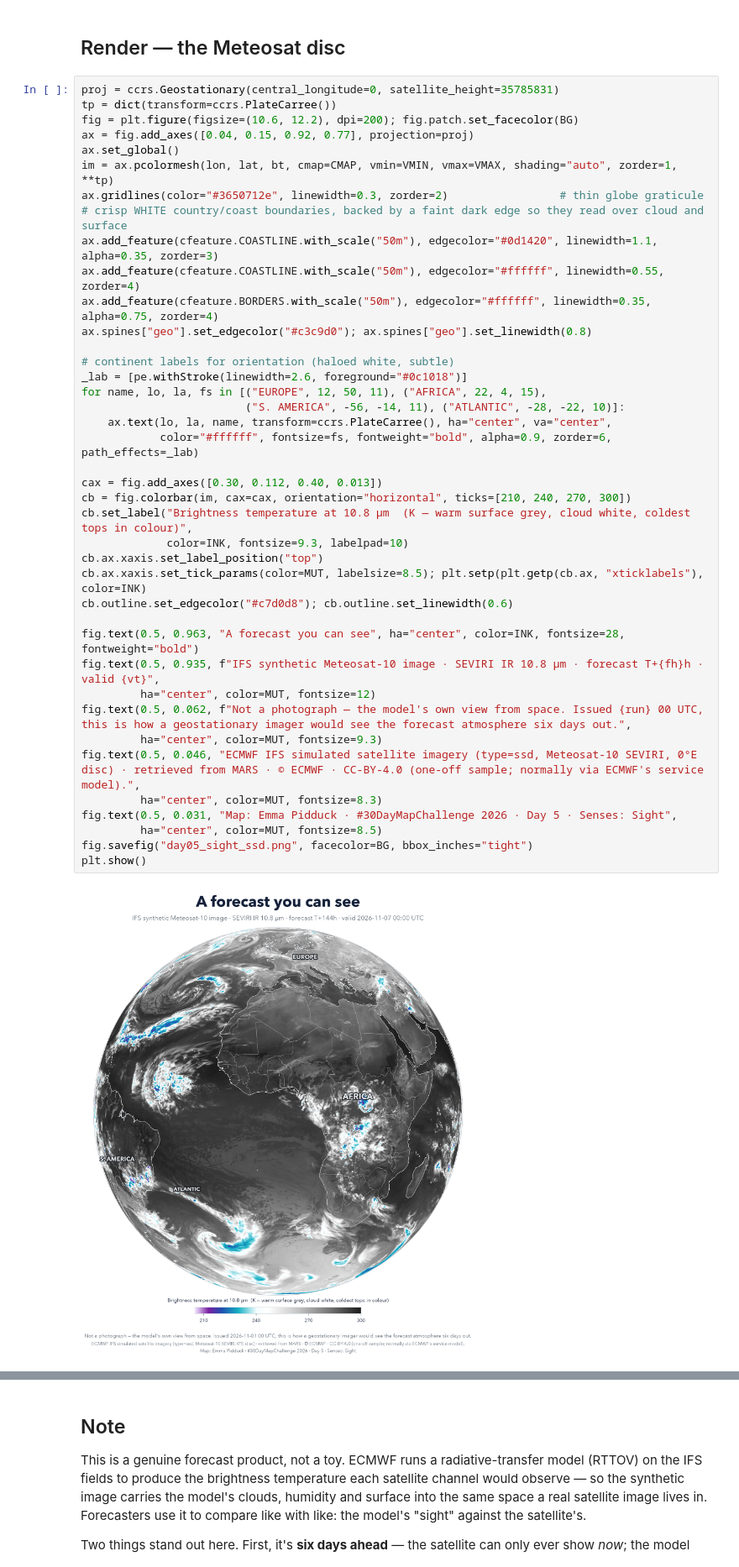
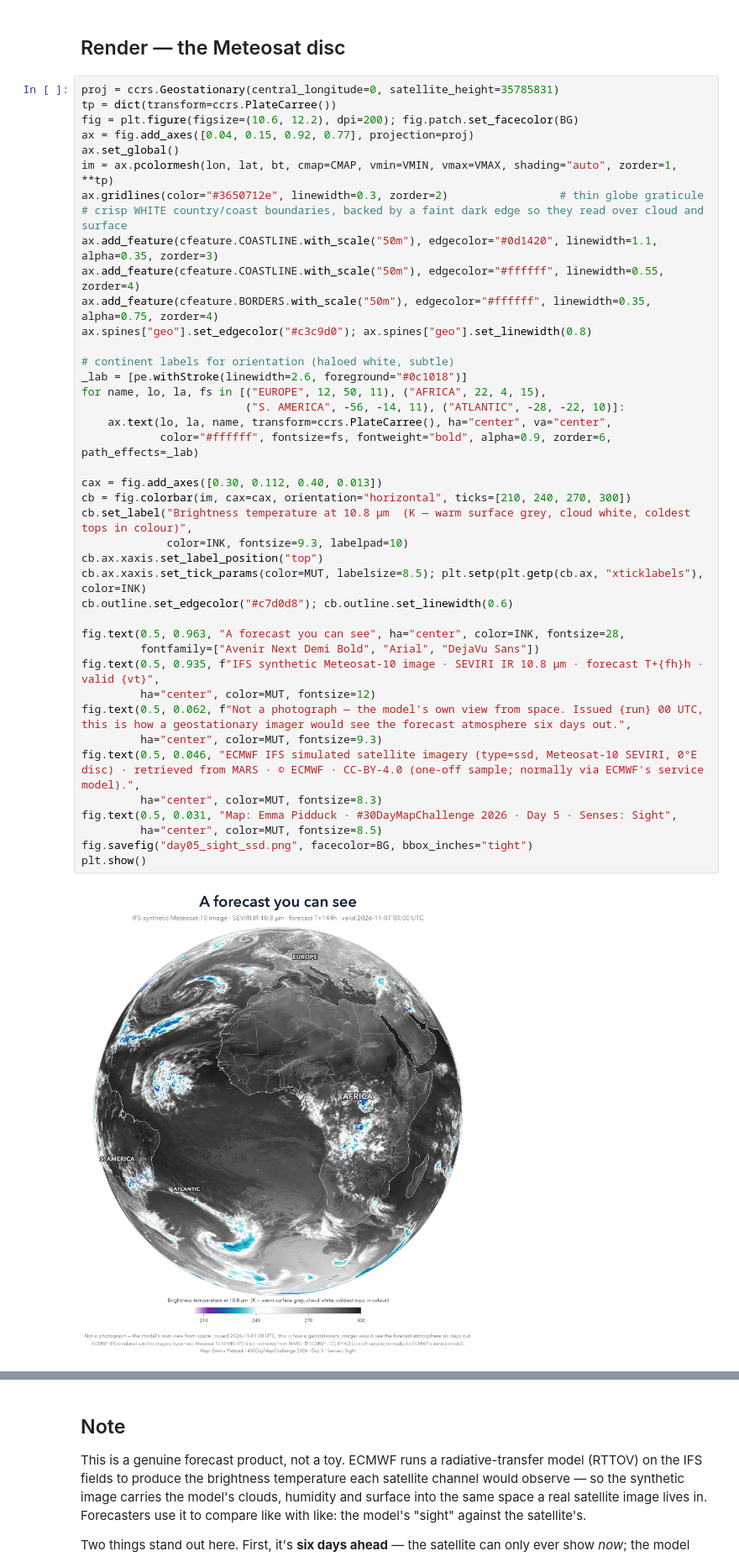
Before and after one commit to mattphysics/30dmc2026, a Jupyter notebook: day05_sight_ssd.ipynb, the cells around one changed output, grey strips where cells are left out. Shown at 84% size. Drawn from its saved outputs; the diff is of its cells as text.

Commit message:
Day 5: fix title font — use Avenir Next Demi Bold face (bold synthesis on the .ttc was mixing glyph sizes)

```diff
--- a/day05_sight_ssd.ipynb
+++ b/day05_sight_ssd.ipynb
@@ -164,35 +164,36 @@ ax.add_feature(cfeature.COASTLINE.with_scale("50m"), edgecolor="#0d1420", linewi
 ax.add_feature(cfeature.COASTLINE.with_scale("50m"), edgecolor="#ffffff", linewidth=0.55, zorder=4)
 ax.add_feature(cfeature.BORDERS.with_scale("50m"), edgecolor="#ffffff", linewidth=0.35, alpha=0.75, zorder=4)
 ax.spines["geo"].set_edgecolor("#c3c9d0"); ax.spines["geo"].set_linewidth(0.8)
 
 # continent labels for orientation (haloed white, subtle)
 _lab = [pe.withStroke(linewidth=2.6, foreground="#0c1018")]
 for name, lo, la, fs in [("EUROPE", 12, 50, 11), ("AFRICA", 22, 4, 15),
                          ("S. AMERICA", -56, -14, 11), ("ATLANTIC", -28, -22, 10)]:
     ax.text(lo, la, name, transform=ccrs.PlateCarree(), ha="center", va="center",
             color="#ffffff", fontsize=fs, fontweight="bold", alpha=0.9, zorder=6, path_effects=_lab)
 
 cax = fig.add_axes([0.30, 0.112, 0.40, 0.013])
 cb = fig.colorbar(im, cax=cax, orientation="horizontal", ticks=[210, 240, 270, 300])
 cb.set_label("Brightness temperature at 10.8 µm  (K — warm surface grey, cloud white, coldest tops in colour)",
              color=INK, fontsize=9.3, labelpad=10)
 cb.ax.xaxis.set_label_position("top")
 cb.ax.xaxis.set_tick_params(color=MUT, labelsize=8.5); plt.setp(plt.getp(cb.ax, "xticklabels"), color=INK)
 cb.outline.set_edgecolor("#c7d0d8"); cb.outline.set_linewidth(0.6)
 
-fig.text(0.5, 0.963, "A forecast you can see", ha="center", color=INK, fontsize=28, fontweight="bold")
+fig.text(0.5, 0.963, "A forecast you can see", ha="center", color=INK, fontsize=28,
+         fontfamily=["Avenir Next Demi Bold", "Arial", "DejaVu Sans"])
 fig.text(0.5, 0.935, f"IFS synthetic Meteosat-10 image · SEVIRI IR 10.8 µm · forecast T+{fh}h · valid {vt}",
          ha="center", color=MUT, fontsize=12)
 fig.text(0.5, 0.062, f"Not a photograph — the model's own view from space. Issued {run} 00 UTC, this is how a geostationary imager would see the forecast atmosphere six days out.",
          ha="center", color=MUT, fontsize=9.3)
 fig.text(0.5, 0.046, "ECMWF IFS simulated satellite imagery (type=ssd, Meteosat-10 SEVIRI, 0°E disc) · retrieved from MARS · © ECMWF · CC-BY-4.0 (one-off sample; normally via ECMWF's service model).",
          ha="center", color=MUT, fontsize=8.3)
 fig.text(0.5, 0.031, "Map: Emma Pidduck · #30DayMapChallenge 2026 · Day 5 · Senses: Sight",
          ha="center", color=MUT, fontsize=8.5)
 fig.savefig("day05_sight_ssd.png", facecolor=BG, bbox_inches="tight")
 plt.show()
 # %% [output]
-[figure, old version]
+[figure, new version]
 # %% [markdown]
 ## Bonus — rolling through the forecast
 
```
Also changed, not shown: 2 other files.
